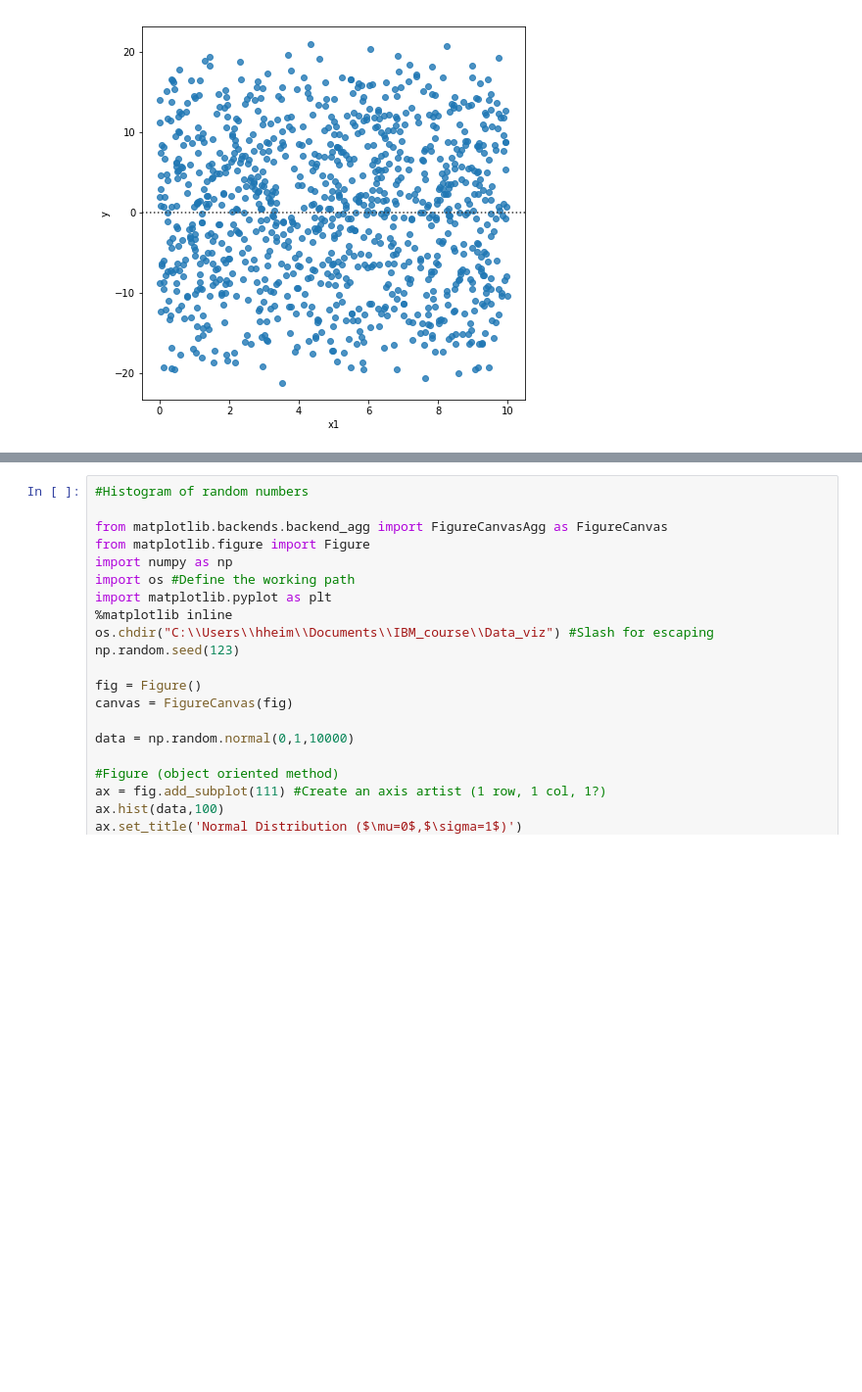
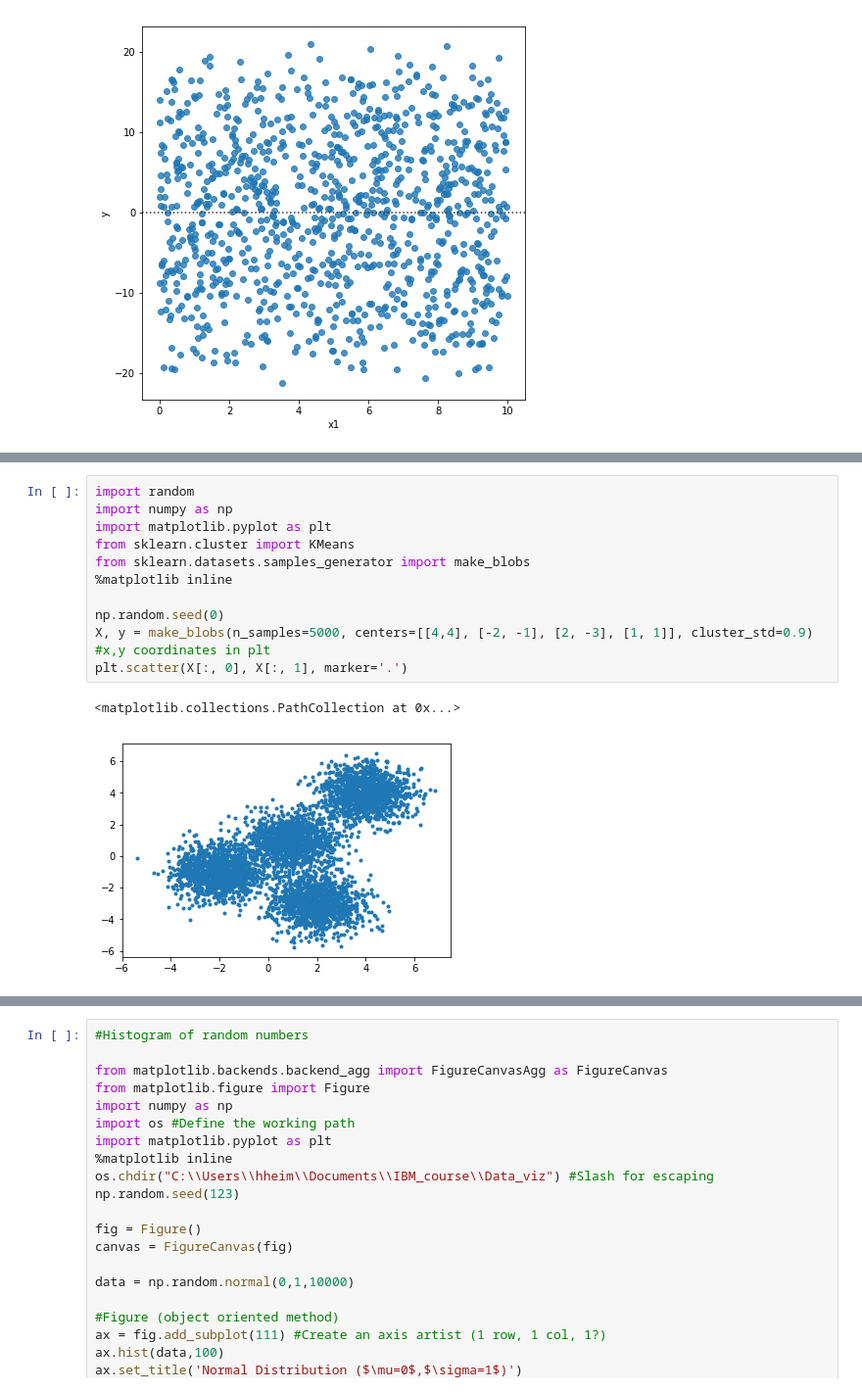
Before and after one commit to hheimpel/Python_samples, a Jupyter notebook: General_Python.ipynb, the cells around one changed output, grey strips where cells are left out. Shown at 98% size. Saved outputs shown, nothing was run; the diff lists cells and outputs as text; blank space fills up the shorter version.

```diff
--- a/General_Python.ipynb
+++ b/General_Python.ipynb
@@ -825,0 +1309,15 @@ True
+# %%
+import random
+import numpy as np
+import matplotlib.pyplot as plt
+from sklearn.cluster import KMeans
+from sklearn.datasets.samples_generator import make_blobs
+%matplotlib inline
+
+np.random.seed(0)
+X, y = make_blobs(n_samples=5000, centers=[[4,4], [-2, -1], [2, -3], [1, 1]], cluster_std=0.9)
+#x,y coordinates in plt
+plt.scatter(X[:, 0], X[:, 1], marker='.')
+# %% [output]
+<matplotlib.collections.PathCollection at 0x...>
+[figure, added]
```
Also changed, not shown: parts of 67 cells of this notebook.
